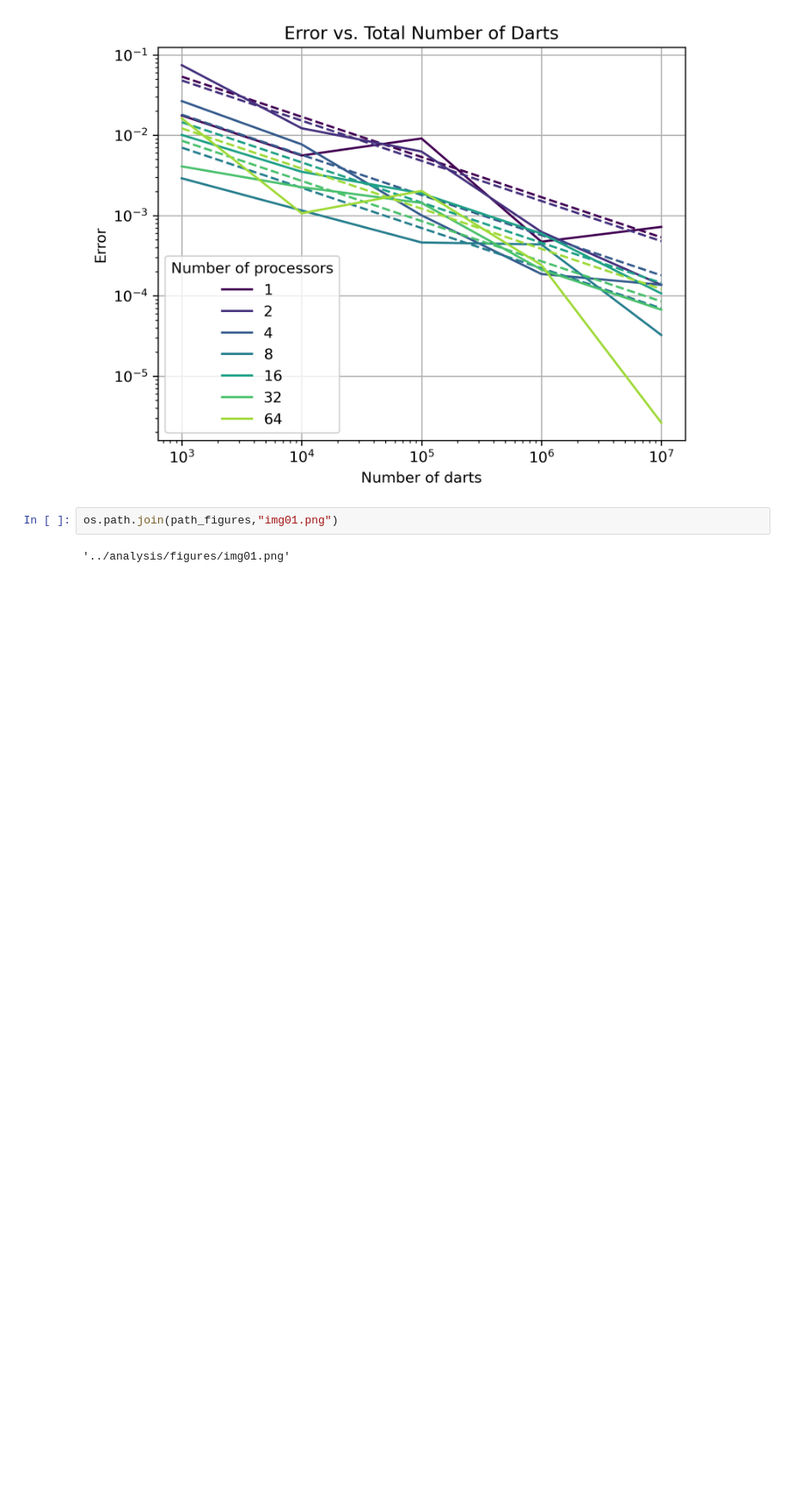
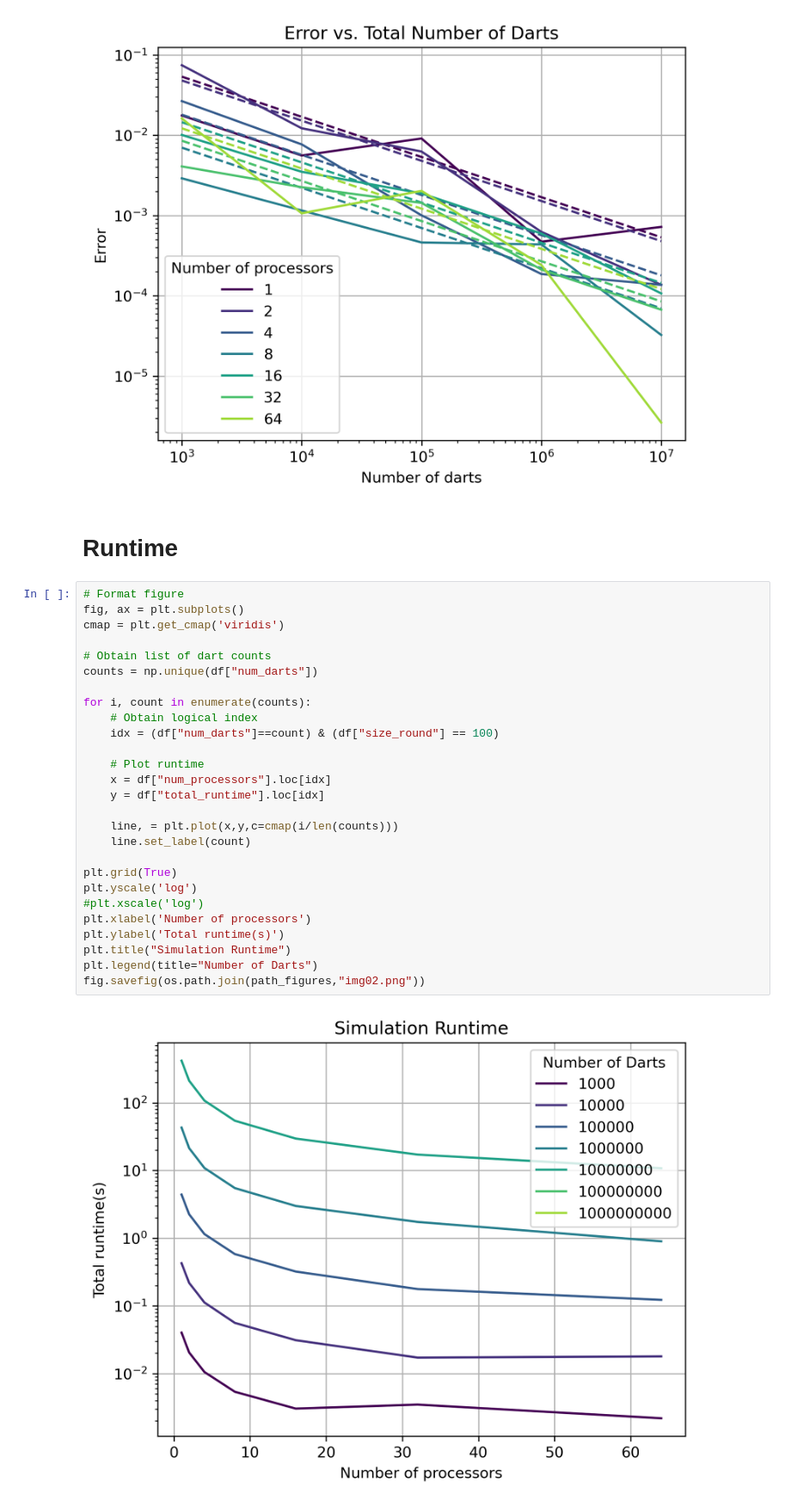
Before and after one commit to cmse822/project-2-pi-by-mpi-team-2, a Jupyter notebook: analysis/analysis.ipynb, the cells around one changed output. Shown: that part at 86% size. Cells and saved outputs as stored; diff of their text form; blank space fills up the shorter version.

Commit message:
Included runtime analysis

```diff
--- a/analysis/analysis.ipynb
+++ b/analysis/analysis.ipynb
@@ -68,7 +70,34 @@ plt.title("Error vs. Total Number of Darts")
 fig.savefig(os.path.join(path_figures,"img01.png"))
 # %% [output]
 [figure]
-# %%
-os.path.join(path_figures,"img01.png")
-# %% [output]
-'../analysis/figures/img01.png'
+# %% [markdown]
+# Runtime
+# %%
+# Format figure
+fig, ax = plt.subplots()
+cmap = plt.get_cmap('viridis')
+
+# Obtain list of dart counts
+counts = np.unique(df["num_darts"])
+
+for i, count in enumerate(counts):
+    # Obtain logical index
+    idx = (df["num_darts"]==count) & (df["size_round"] == 100)
+
+    # Plot runtime
+    x = df["num_processors"].loc[idx]
+    y = df["total_runtime"].loc[idx]
+
+    line, = plt.plot(x,y,c=cmap(i/len(counts)))
+    line.set_label(count)
+
+plt.grid(True)
+plt.yscale('log')
+#plt.xscale('log')
+plt.xlabel('Number of processors')
+plt.ylabel('Total runtime(s)')
+plt.title("Simulation Runtime")
+plt.legend(title="Number of Darts")
+fig.savefig(os.path.join(path_figures,"img02.png"))
+# %% [output]
+[figure, added]
```
Also changed, not shown: parts of 1 cell of this notebook, 1 other file.
